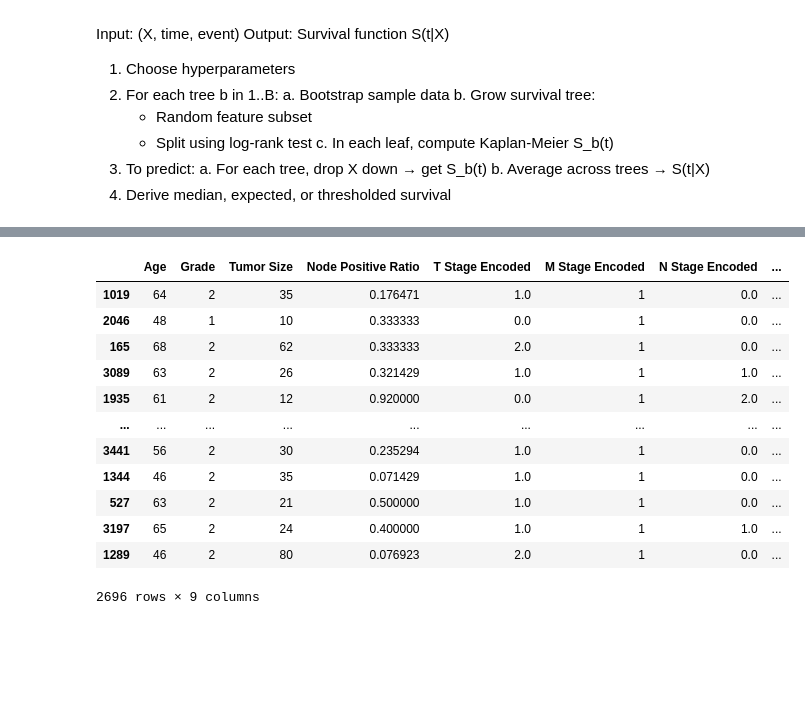
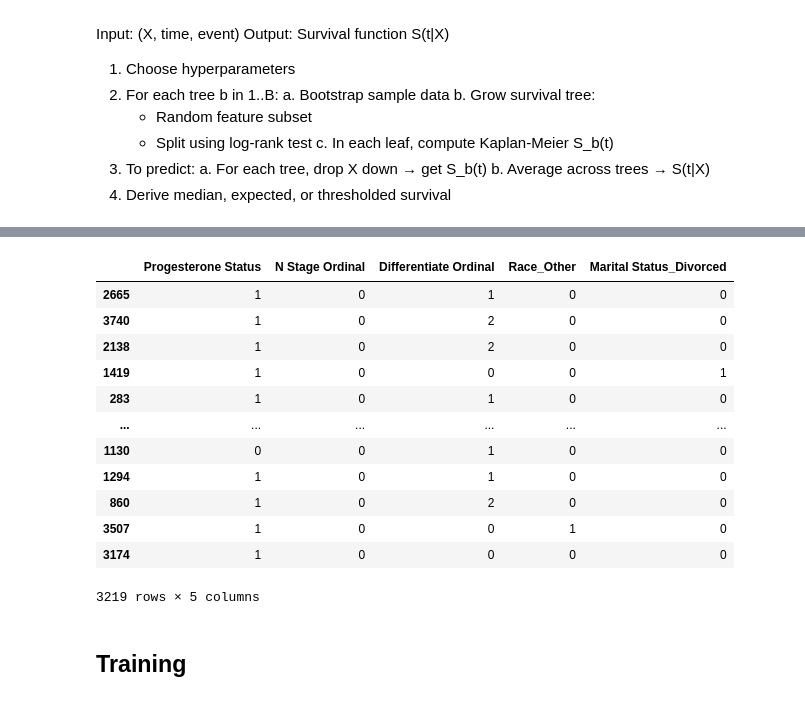
Before and after one commit to Kittonn/intro-to-ml-and-dl-project, a Jupyter notebook: survival_models/random_survival_forest.ipynb, the cells around one changed output, grey strips where cells are left out. Drawn from its saved outputs; the diff is of its cells as text; code cells hidden in the pictures; blank space fills up the shorter version.

Commit message:
feat: change dataset

```diff
--- a/survival_models/random_survival_forest.ipynb
+++ b/survival_models/random_survival_forest.ipynb
@@ -537,0 +542,8 @@ def _select_new_feature_indices(x, n_features: int, random_instance):
+# %%
+import pandas as pd
+
+dataset_path = "../Breast_Cancer_Preprocessed.csv"
+# dataset_path = "../Label_Encoded_Breast_Cancer.csv"
+df = pd.read_csv(dataset_path)
+
+df.info()
@@ -538,35 +598,35 @@ def _select_new_feature_indices(x, n_features: int, random_instance):
+# %%
+X = df[
+    [
+        "Progesterone Status",
+        "N Stage Ordinal",
+        "Differentiate Ordinal",
+        "Race_Other",
+        "Marital Status_Divorced",
+    ]
+]
+
+# event, time
+y = df[["Status", "Survival Months"]]
 # %%
-# Preprocess data
-import pandas as pd
 from sklearn.model_selection import train_test_split
 
-dataset_path = "../Cleaned_Breast_Cancer.csv"
-df = pd.read_csv(dataset_path)
+X_train, X_test, y_train, y_test = train_test_split(
+    X, y, test_size=0.2, random_state=42
+)
 
-unprocessed_dataset_path = "../Breast_Cancer.csv"
-old_df = pd.read_csv(unprocessed_dataset_path)
-
-mapping = {"Alive": 1, "Dead": 0}
-old_df["Status"] = old_df["Status"].map(mapping)
-df["Status"] = old_df["Status"]
-
-X = df.drop(columns=["Survival Months", "Survival More Than 6 Years", "Status"])
-y = df[["Status", "Survival Months"]]
-
-X, X_test, y, y_test = train_test_split(X, y, test_size=0.33, random_state=10)
-
-X
+X_train
 # %% [output]
-|  | Age | Grade | Tumor Size | Node Positive Ratio | T Stage Encoded | M Stage Encoded | N Stage Encoded | ... |
-| 1019 | 64 | 2 | 35 | 0.176471 | 1.0 | 1 | 0.0 | ... |
-| 2046 | 48 | 1 | 10 | 0.333333 | 0.0 | 1 | 0.0 | ... |
-| 165 | 68 | 2 | 62 | 0.333333 | 2.0 | 1 | 0.0 | ... |
-| 3089 | 63 | 2 | 26 | 0.321429 | 1.0 | 1 | 1.0 | ... |
-| 1935 | 61 | 2 | 12 | 0.920000 | 0.0 | 1 | 2.0 | ... |
-| ... | ... | ... | ... | ... | ... | ... | ... | ... |
-| 3441 | 56 | 2 | 30 | 0.235294 | 1.0 | 1 | 0.0 | ... |
-| 1344 | 46 | 2 | 35 | 0.071429 | 1.0 | 1 | 0.0 | ... |
-| 527 | 63 | 2 | 21 | 0.500000 | 1.0 | 1 | 0.0 | ... |
-| 3197 | 65 | 2 | 24 | 0.400000 | 1.0 | 1 | 1.0 | ... |
-| 1289 | 46 | 2 | 80 | 0.076923 | 2.0 | 1 | 0.0 | ... |
+|  | Progesterone Status | N Stage Ordinal | Differentiate Ordinal | Race_Other | Marital Status_Divorced |
+| 2665 | 1 | 0 | 1 | 0 | 0 |
+| 3740 | 1 | 0 | 2 | 0 | 0 |
+| 2138 | 1 | 0 | 2 | 0 | 0 |
+| 1419 | 1 | 0 | 0 | 0 | 1 |
+| 283 | 1 | 0 | 1 | 0 | 0 |
+| ... | ... | ... | ... | ... | ... |
+| 1130 | 0 | 0 | 1 | 0 | 0 |
+| 1294 | 1 | 0 | 1 | 0 | 0 |
+| 860 | 1 | 0 | 2 | 0 | 0 |
+| 3507 | 1 | 0 | 0 | 1 | 0 |
+| 3174 | 1 | 0 | 0 | 0 | 0 |
-2696 rows × 9 columns
+3219 rows × 5 columns
@@ -573,3 +646,5 @@ X
+# %% [markdown]
+## Training
 # %%
 # Train Test
 import time
```
Also changed, not shown: parts of 8 cells of this notebook, 2 other files.
